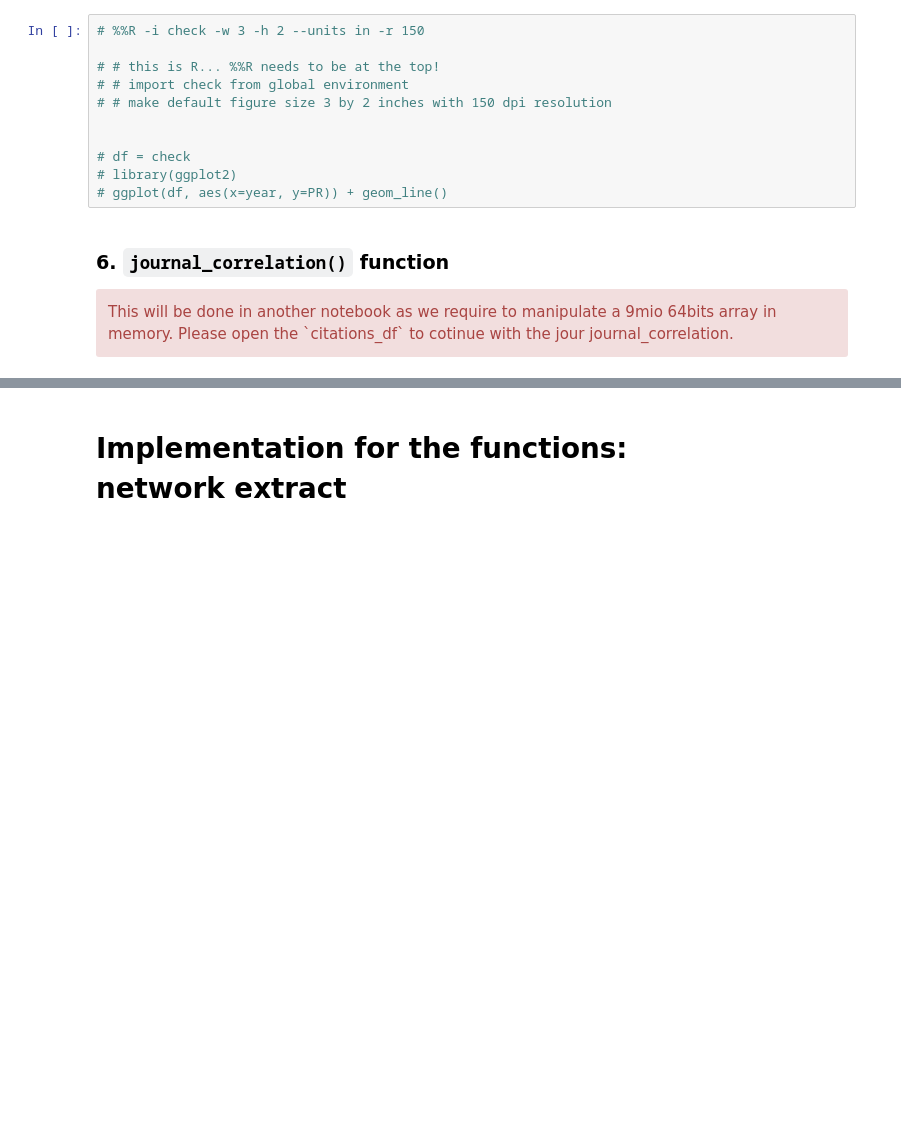
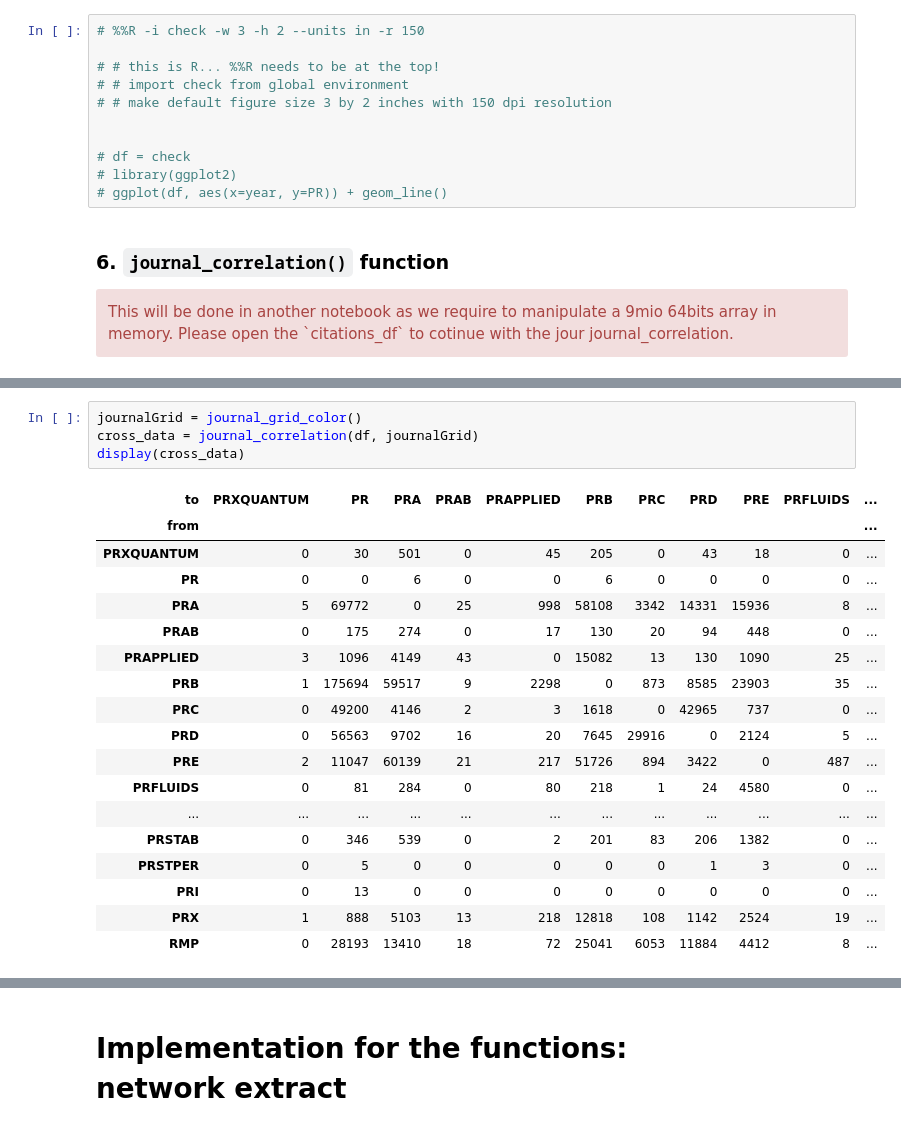
Before and after one commit to costargc/phiga.tech, a Jupyter notebook: data_analysis/key_functions.ipynb, the cells around one changed output, grey strips where cells are left out. Cells and saved outputs as stored; diff of their text form; blank space fills up the shorter version.

```diff
--- a/data_analysis/key_functions.ipynb
+++ b/data_analysis/key_functions.ipynb
@@ -434,0 +488,23 @@ The PostScript backend does not support transparency; partially transparent arti
+# %%
+journalGrid = journal_grid_color()
+cross_data = journal_correlation(df, journalGrid)
+display(cross_data)
+# %% [output]
+| to | PRXQUANTUM | PR | PRA | PRAB | PRAPPLIED | PRB | PRC | PRD | PRE | PRFLUIDS | ... |
+| from |  |  |  |  |  |  |  |  |  |  | ... |
+| PRXQUANTUM | 0 | 30 | 501 | 0 | 45 | 205 | 0 | 43 | 18 | 0 | ... |
+| PR | 0 | 0 | 6 | 0 | 0 | 6 | 0 | 0 | 0 | 0 | ... |
+| PRA | 5 | 69772 | 0 | 25 | 998 | 58108 | 3342 | 14331 | 15936 | 8 | ... |
+| PRAB | 0 | 175 | 274 | 0 | 17 | 130 | 20 | 94 | 448 | 0 | ... |
+| PRAPPLIED | 3 | 1096 | 4149 | 43 | 0 | 15082 | 13 | 130 | 1090 | 25 | ... |
+| PRB | 1 | 175694 | 59517 | 9 | 2298 | 0 | 873 | 8585 | 23903 | 35 | ... |
+| PRC | 0 | 49200 | 4146 | 2 | 3 | 1618 | 0 | 42965 | 737 | 0 | ... |
+| PRD | 0 | 56563 | 9702 | 16 | 20 | 7645 | 29916 | 0 | 2124 | 5 | ... |
+| PRE | 2 | 11047 | 60139 | 21 | 217 | 51726 | 894 | 3422 | 0 | 487 | ... |
+| PRFLUIDS | 0 | 81 | 284 | 0 | 80 | 218 | 1 | 24 | 4580 | 0 | ... |
+| ... | ... | ... | ... | ... | ... | ... | ... | ... | ... | ... | ... |
+| PRSTAB | 0 | 346 | 539 | 0 | 2 | 201 | 83 | 206 | 1382 | 0 | ... |
+| PRSTPER | 0 | 5 | 0 | 0 | 0 | 0 | 0 | 1 | 3 | 0 | ... |
+| PRI | 0 | 13 | 0 | 0 | 0 | 0 | 0 | 0 | 0 | 0 | ... |
+| PRX | 1 | 888 | 5103 | 13 | 218 | 12818 | 108 | 1142 | 2524 | 19 | ... |
+| RMP | 0 | 28193 | 13410 | 18 | 72 | 25041 | 6053 | 11884 | 4412 | 8 | ... |
```
Also changed, not shown: parts of 6 cells of this notebook, 1 other file.
